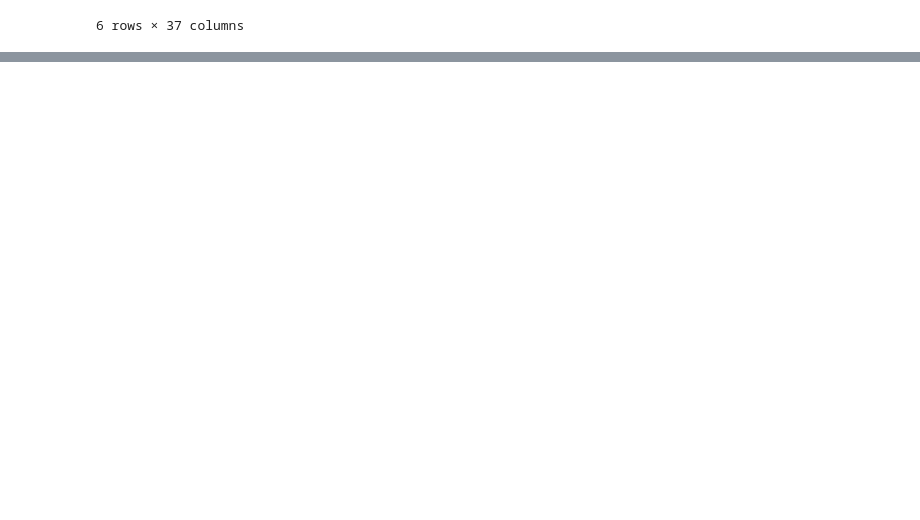
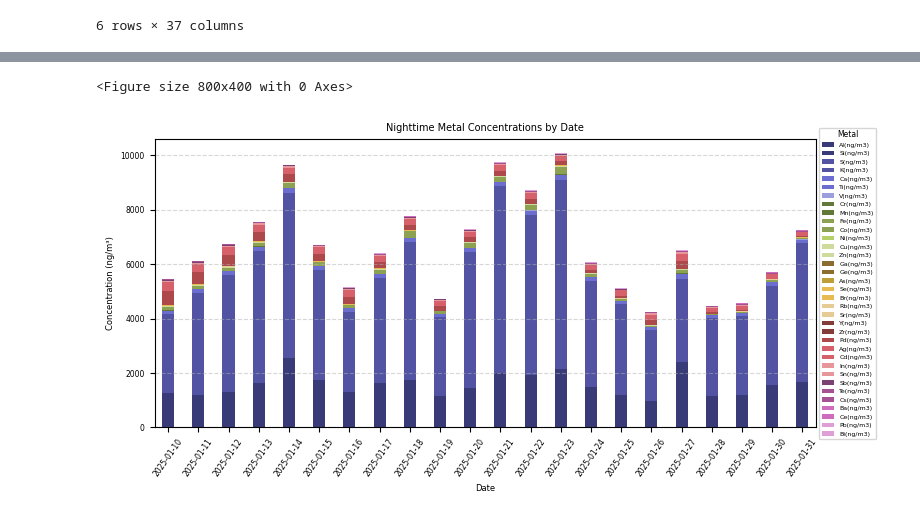
Before and after one commit to hyen0322/Data, a Jupyter notebook: Data Anlysis.ipynb, the cells around one changed output, grey strips where cells are left out. Drawn from its saved outputs; the diff is of its cells as text; code cells hidden in the pictures; blank space fills up the shorter version.

```diff
--- a/Data Anlysis.ipynb
+++ b/Data Anlysis.ipynb
@@ -119,0 +164,38 @@ plt.show() # 결과 출력
+# %%
+# Nighttime 데이터 추출
+df_night = df_avg_all[df_avg_all['TimePeriod'] == 'Night'].copy()
+# %%
+# Nighttime 누적 막대 그래프
+plt.figure(figsize=(8, 4))  # 그래프 크기 설정
+
+df_night.set_index('Date')[metal_columns].plot(
+    kind='bar', # 막대 그래프
+    stacked=True, # 누적 그래프 설정
+    figsize=(8, 4),
+    width=0.4, # 막대 너비 설정
+    colormap='tab20b')  # 컬러맵 설정
+
+plt.title("Nighttime Metal Concentrations by Date", fontsize=7)
+plt.xlabel("Date", fontsize=6)
+plt.ylabel("Concentration (ng/m³)", fontsize=6)
+plt.xticks(rotation=55, fontsize=5.5)
+plt.yticks(fontsize=5.5)
+
+# 범례(금속 이름) 설정
+plt.legend(loc='center left',
+           bbox_to_anchor=(1, 0.5),
+           fontsize=4.5,
+           title='Metal',
+           title_fontsize=5.5)
+
+# 그리드 설정
+plt.grid(axis='y', linestyle='--', alpha=0.5)
+
+# 레이아웃 자동 정렬
+plt.tight_layout()
+
+# 결과 출력
+plt.show()
+# %% [output]
+<Figure size 800x400 with 0 Axes>
+[figure, added]
```
Also changed, not shown: parts of 4 cells of this notebook.
